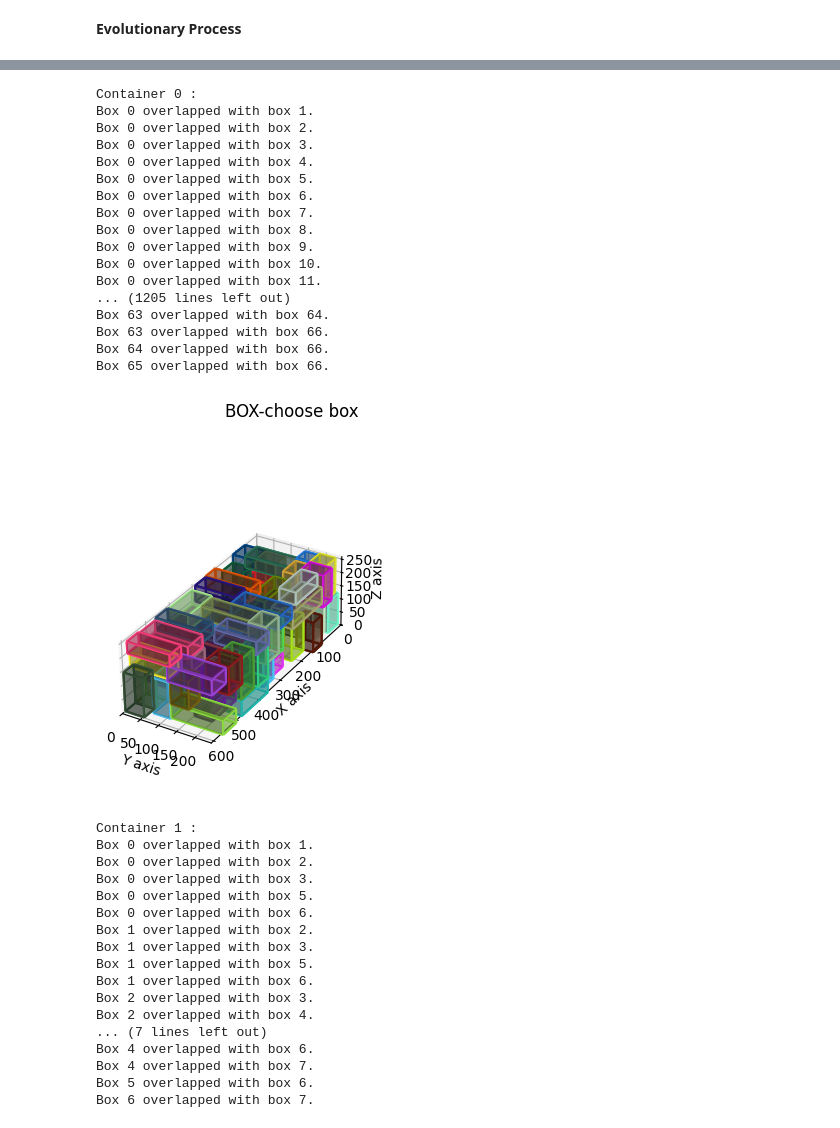
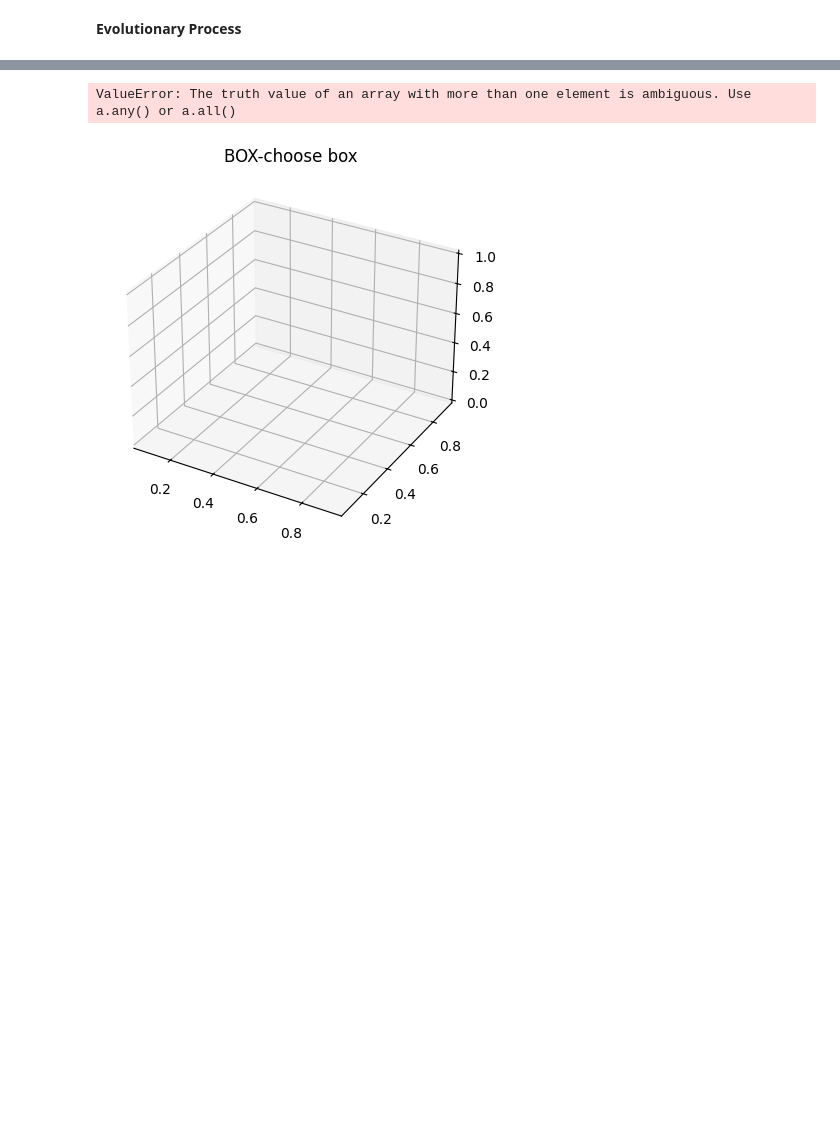
Before and after one commit to jaydattc/3D-Bin-Packing-Problem-with-BRKGA, a Jupyter notebook: code/BRKGA.ipynb, the cells around one changed output, grey strips where cells are left out. Drawn from its saved outputs; the diff is of its cells as text; code cells hidden in the pictures; blank space fills up the shorter version.

Commit message:
rerun with inputs

```diff
--- a/code/BRKGA.ipynb
+++ b/code/BRKGA.ipynb
@@ -19,10 +19,13 @@ __Evolutionary Process__
 inputs = {'v': [(188, 28, 58),
   (188, 28, 58),
   (188, 28, 58),
+  (188, 28, 58),
   (61, 9, 79),
   (61, 9, 79),
-  (260, 39, 80),
+  (61, 9, 79),
+  (61, 9, 79),
+  (61, 9, 79),
   (260, 39, 80)],
- 'V': [(589, 235, 239)]}
+ 'V': [(589, 235, 239), (1208, 235, 239)]}
 print('number of boxes:',len(inputs['v']))
 # %% [output]
@@ -30,10 +33,9 @@ number of boxes: 7
 # %%
 start_time = time.time()
 
-inputs = generateInputs(75, 20, (600, 250, 250))
-
 model = BRKGA(inputs, num_generations = 35, num_individuals=70, num_elites = 10, num_mutants = 7, eliteCProb = 0.7)
 model.fit(patient = 15,verbose = True)
+print(model)
 print('used bins:',model.used_bins)
 print('time:',time.time() - start_time)
 # %% [output]
@@ -73,50 +82,16 @@ plot_history(model.history)
 # %%
 from plot import plot_3D
 
-V = (610, 244, 259)
 def draw(decoder):
     for i in range(decoder.num_opend_bins):
-        container = plot_3D(V=V)
+        container = plot_3D(V=inputs['V'][0])
         for box in decoder.Bins[i].load_items:
             container.add_box(box[0], box[1], mode = 'EMS')
-        print('Container',i, ':')
+        print('Container', i, ':')
         container.findOverlapping()
         container.show()
 
 draw(decoder)
 # %% [output]
-Container 0 :
-Box 0 overlapped with box 1.
-Box 0 overlapped with box 2.
-Box 0 overlapped with box 3.
-Box 0 overlapped with box 4.
-Box 0 overlapped with box 5.
-Box 0 overlapped with box 6.
-Box 0 overlapped with box 7.
-Box 0 overlapped with box 8.
-Box 0 overlapped with box 9.
-Box 0 overlapped with box 10.
-Box 0 overlapped with box 11.
-... (1205 lines left out)
-Box 63 overlapped with box 64.
-Box 63 overlapped with box 66.
-Box 64 overlapped with box 66.
-Box 65 overlapped with box 66.
+ValueError: The truth value of an array with more than one element is ambiguous. Use a.any() or a.all()
-[figure, old version]
+[figure, new version]
-Container 1 :
-Box 0 overlapped with box 1.
-Box 0 overlapped with box 2.
-Box 0 overlapped with box 3.
-Box 0 overlapped with box 5.
-Box 0 overlapped with box 6.
-Box 1 overlapped with box 2.
-Box 1 overlapped with box 3.
-Box 1 overlapped with box 5.
-Box 1 overlapped with box 6.
-Box 2 overlapped with box 3.
-Box 2 overlapped with box 4.
-... (7 lines left out)
-Box 4 overlapped with box 6.
-Box 4 overlapped with box 7.
-Box 5 overlapped with box 6.
-Box 6 overlapped with box 7.
```
Also changed, not shown: parts of 5 cells of this notebook.
